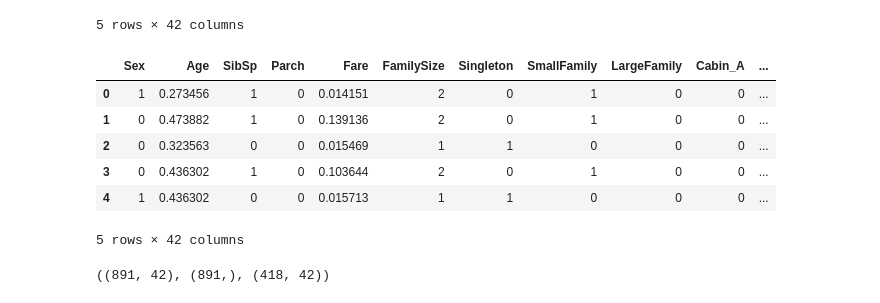
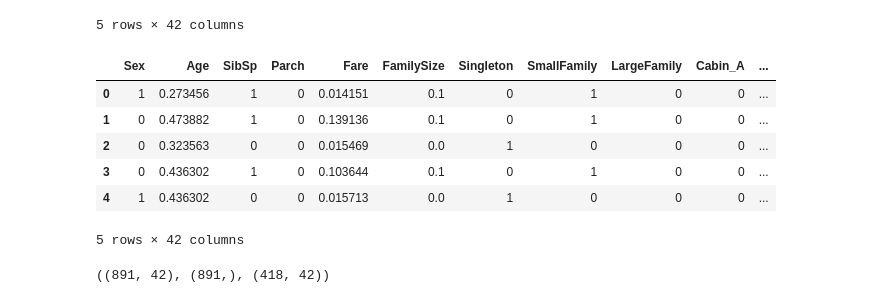
Before and after one commit to SunnyMarkLiu/Kaggle_Titanic, a Jupyter notebook: Advance_Predict_Survival.ipynb, the cells around one changed output. Saved outputs shown, nothing was run; the diff lists cells and outputs as text; code cells hidden in the pictures.

```diff
--- a/Advance_Predict_Survival.ipynb
+++ b/Advance_Predict_Survival.ipynb
@@ -435,18 +435,19 @@ combined_train_data.head()
 # %%
 # feature scale
 from sklearn.preprocessing import MinMaxScaler
 
-scaler_data = MinMaxScaler().fit_transform(combined_train_data[['Age','Fare']])
+scaler_data = MinMaxScaler().fit_transform(combined_train_data[['Age','Fare', 'FamilySize']])
 combined_train_data['Age'] = scaler_data[:, 0]
 combined_train_data['Fare'] = scaler_data[:, 1]
+combined_train_data['FamilySize'] = scaler_data[:, 2]
 combined_train_data.head()
 # %% [output]
 |  | Sex | Age | SibSp | Parch | Fare | FamilySize | Singleton | SmallFamily | LargeFamily | Cabin_A | ... |
-| 0 | 1 | 0.273456 | 1 | 0 | 0.014151 | 2 | 0 | 1 | 0 | 0 | ... |
-| 1 | 0 | 0.473882 | 1 | 0 | 0.139136 | 2 | 0 | 1 | 0 | 0 | ... |
-| 2 | 0 | 0.323563 | 0 | 0 | 0.015469 | 1 | 1 | 0 | 0 | 0 | ... |
-| 3 | 0 | 0.436302 | 1 | 0 | 0.103644 | 2 | 0 | 1 | 0 | 0 | ... |
-| 4 | 1 | 0.436302 | 0 | 0 | 0.015713 | 1 | 1 | 0 | 0 | 0 | ... |
+| 0 | 1 | 0.273456 | 1 | 0 | 0.014151 | 0.1 | 0 | 1 | 0 | 0 | ... |
+| 1 | 0 | 0.473882 | 1 | 0 | 0.139136 | 0.1 | 0 | 1 | 0 | 0 | ... |
+| 2 | 0 | 0.323563 | 0 | 0 | 0.015469 | 0.0 | 1 | 0 | 0 | 0 | ... |
+| 3 | 0 | 0.436302 | 1 | 0 | 0.103644 | 0.1 | 0 | 1 | 0 | 0 | ... |
+| 4 | 1 | 0.436302 | 0 | 0 | 0.015713 | 0.0 | 1 | 0 | 0 | 0 | ... |
 5 rows × 42 columns
 # %%
 # 分割得到训练集和测试集
```
Also changed, not shown: parts of 17 cells of this notebook, 11 other files.
